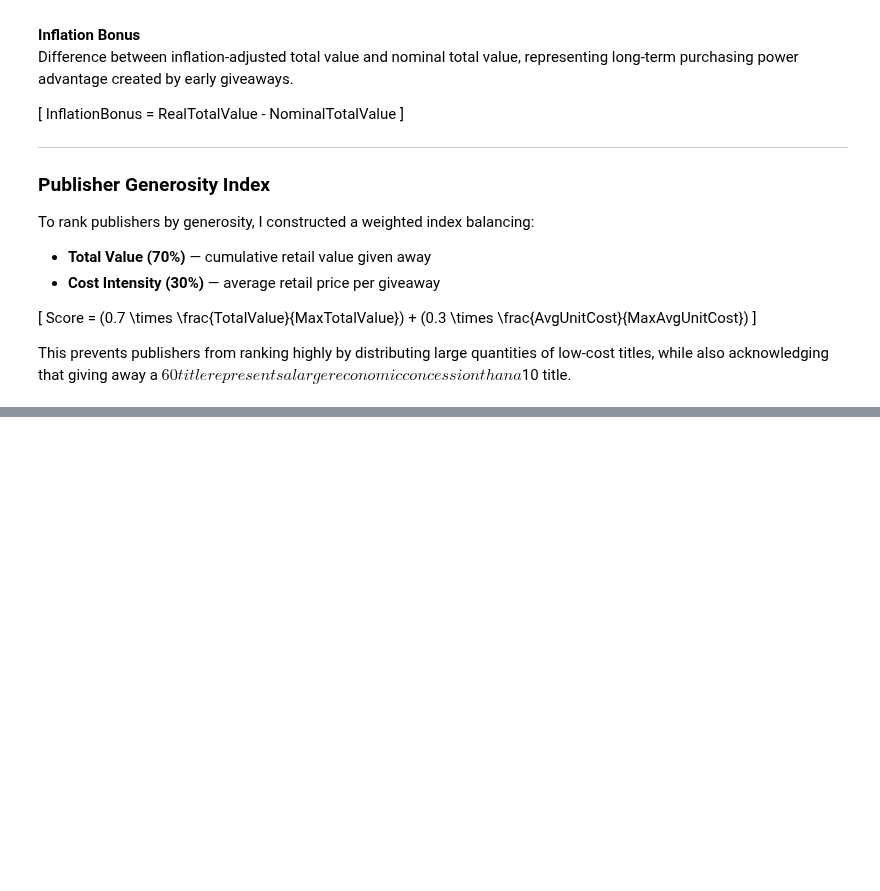
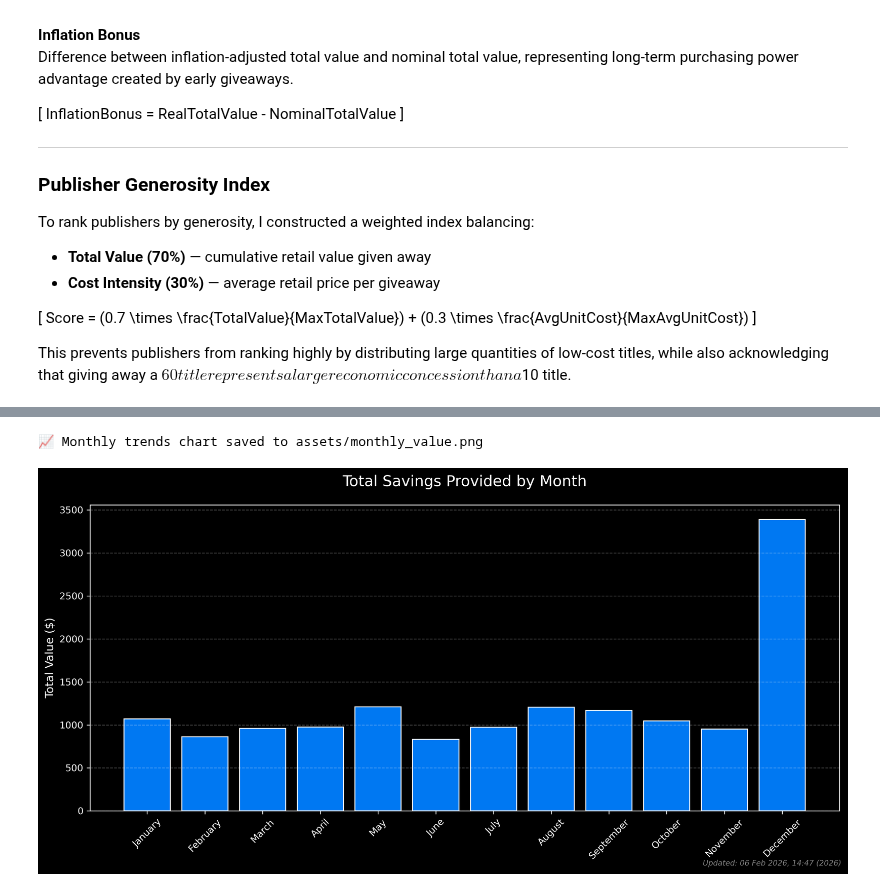
Before and after one commit to gabyferreira/epic-games-savings-analysis, a Jupyter notebook: src/epic_games_strategy.ipynb, the cells around one changed output, grey strips where cells are left out. Cells and saved outputs as stored; diff of their text form; code cells hidden in the pictures; blank space fills up the shorter version.

```diff
--- a/src/epic_games_strategy.ipynb
+++ b/src/epic_games_strategy.ipynb
@@ -123,0 +192,6 @@ This prevents publishers from ranking highly by distributing large quantities of
+# %%
+from visualiser import generate_monthly_bar_chart
+
+generate_monthly_bar_chart(clean_df, output_path="assets/monthly_value.png")
+display(Image("assets/monthly_value.png"))
+# %% [output]
@@ -123,0 +200,2 @@ This prevents publishers from ranking highly by distributing large quantities of
+📈 Monthly trends chart saved to assets/monthly_value.png
+[figure, added]
```
Also changed, not shown: parts of 12 cells of this notebook, 6 other files.
